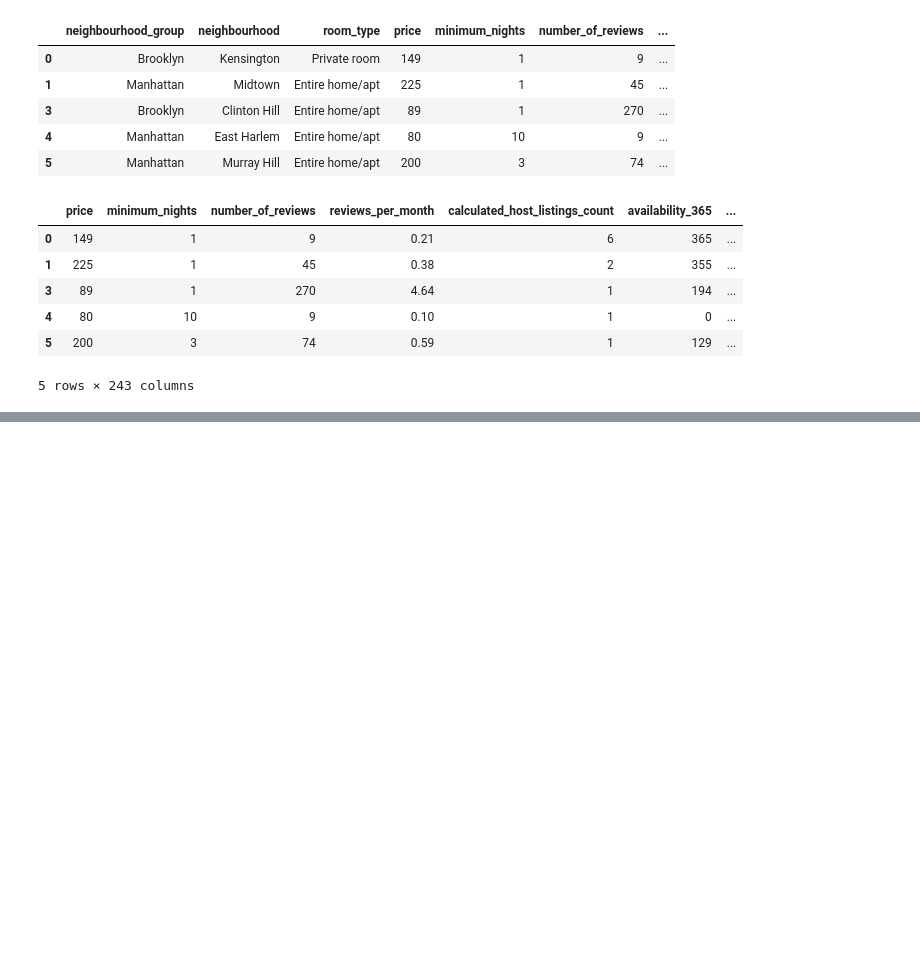
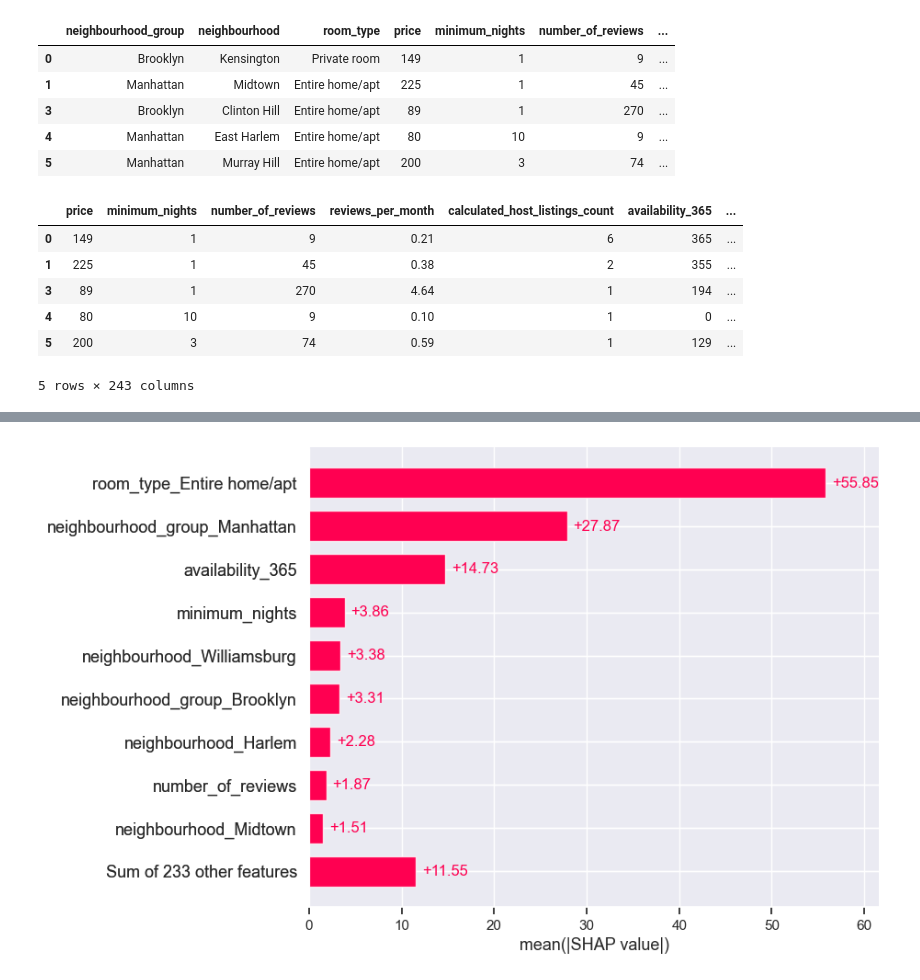
Before and after one commit to Plunksbar/VA-Final_Lab, a Jupyter notebook: data_exploration.ipynb, the cells around one changed output, grey strips where cells are left out. Drawn from its saved outputs; the diff is of its cells as text; code cells hidden in the pictures; blank space fills up the shorter version.

```diff
--- a/data_exploration.ipynb
+++ b/data_exploration.ipynb
@@ -487,0 +519,4 @@ mean_squared_error(y_test, y_predict)
+# %%
+shap.plots.bar(shap_values)
+# %% [output]
+[figure, added]
```
Also changed, not shown: parts of 5 cells of this notebook, 1 other file.
